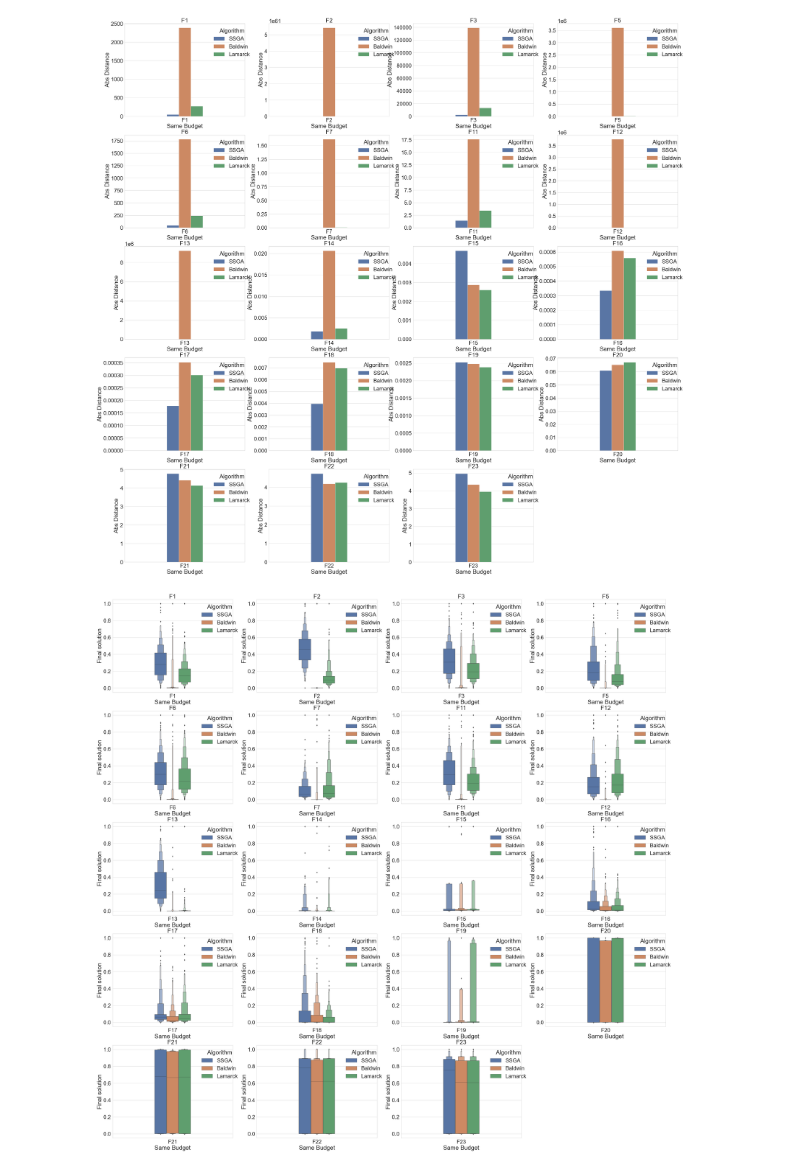
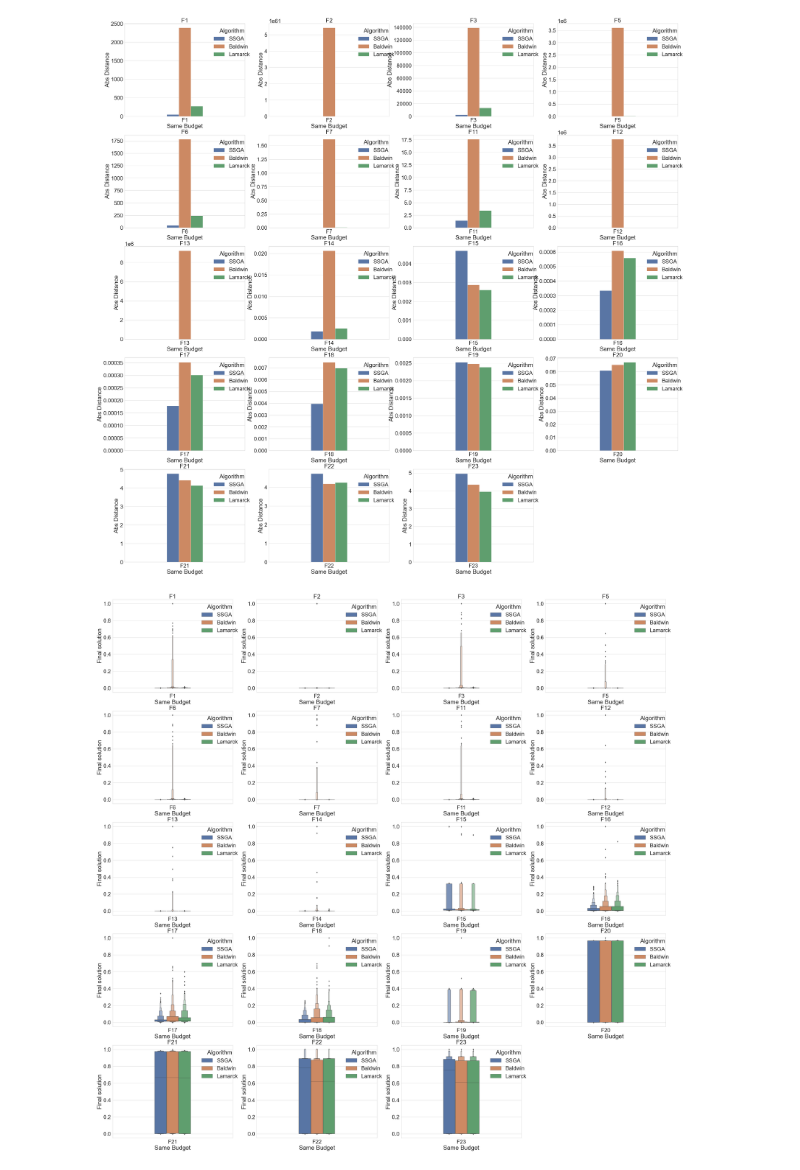
Before and after one commit to JIAOJIAOMEI/Evolution_algorithm, a Jupyter notebook: budget analysis/other functions/plots/distance.ipynb, the cells around one changed output. Cells and saved outputs as stored; diff of their text form; code cells hidden in the pictures.

```diff
--- a/budget analysis/other functions/plots/distance.ipynb
+++ b/budget analysis/other functions/plots/distance.ipynb
@@ -247,27 +247,27 @@ show_graph(dataframe=df)
 # %%
 op = [opt[i-1] for i in function_list]
 minmax = df.copy()
-minmax["norm"]= minmax.groupby(["Algorithm","Function"]).transform(lambda x: (x - x.min()) /(x.max()-x.min()))["Final solution"]
+minmax["norm"]= minmax.groupby(["Function"]).transform(lambda x: (x - x.min()) /(x.max()-x.min()))["Final solution"]
 def show_graph(dataframe):
     sns.set_theme(style="whitegrid", font_scale=1.5)
     sns.set_style("ticks", {'axes.grid': True})
     dist_cols = 4
     dist_rows = 5
     plt.figure(figsize=(15 * dist_cols, 12 * dist_rows))
     i = 1
     for func in func_list:
         sns.set_theme(style="whitegrid", font_scale=3)
         data = dataframe[dataframe["Function"] == func]
         plt.subplot(dist_rows, dist_cols, i)
         ax = sns.boxenplot(data=data, y="norm", x="Function", hue="Algorithm", width=0.3)
         sns.move_legend(ax, "upper left", bbox_to_anchor=(0.7, 1), frameon=False)
         # plt.axhline(y=op[i-1],color="red",linewidth=1)
         plt.xlabel("Same Budget")
         plt.ylabel(f"Final solution")
         plt.title(f"{func}")
         i = i + 1
     plt.savefig("./final.png", dpi=400, bbox_inches='tight')
     plt.show()
 show_graph(dataframe=minmax)
 # %% [output]
-[figure, old version]
+[figure, new version]
```
Also changed, not shown: 8 other files.
